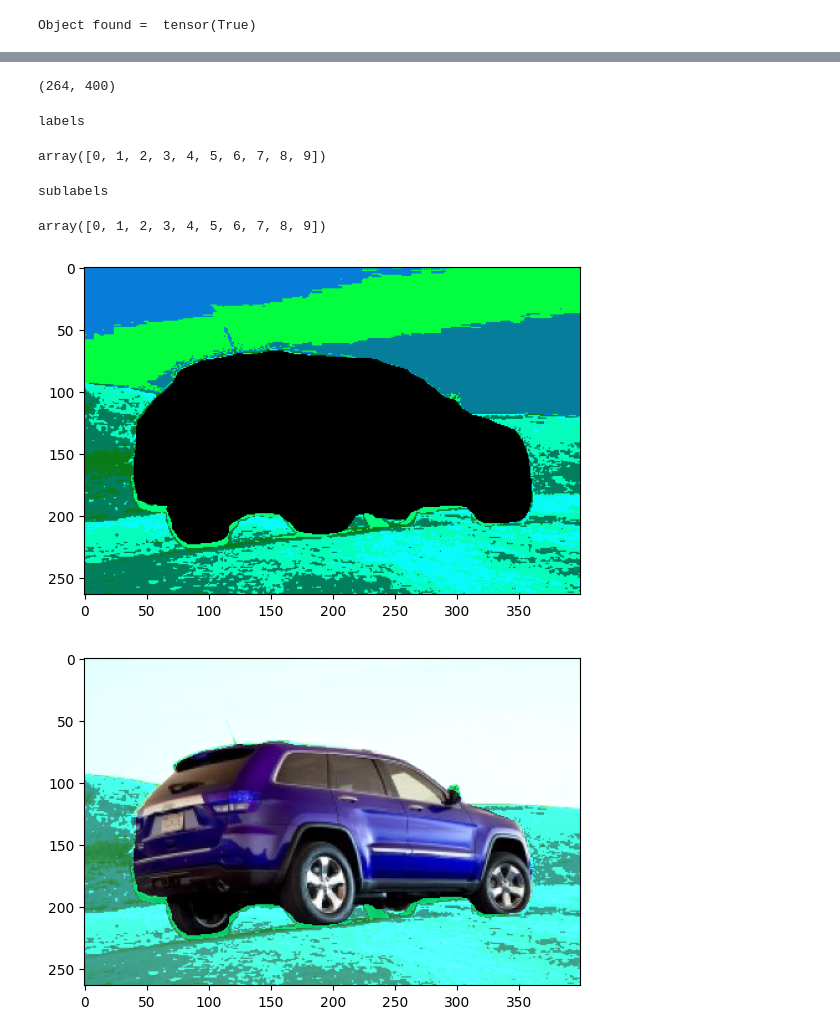
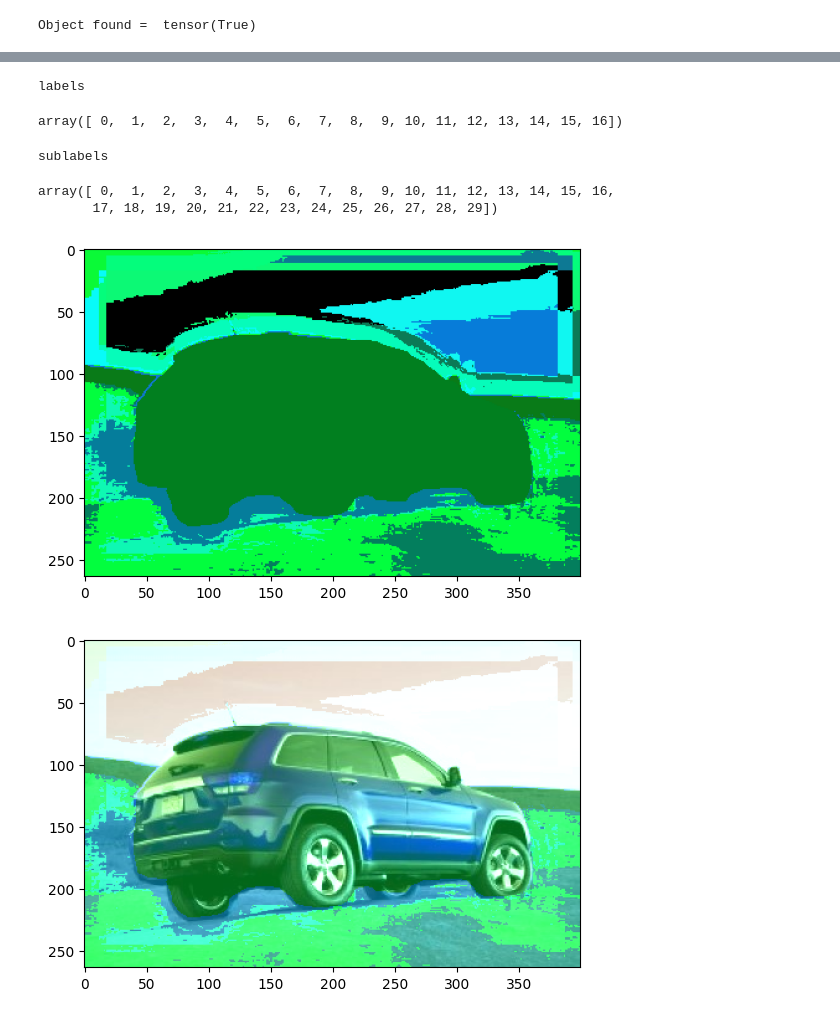
Before and after one commit to kandreou21/segmentation, a Jupyter notebook: DeepLabV3.ipynb, the cells around one changed output, grey strips where cells are left out. Cells and saved outputs as stored; diff of their text form; code cells hidden in the pictures.

```diff
--- a/DeepLabV3.ipynb
+++ b/DeepLabV3.ipynb
@@ -137,12 +145,16 @@ perform_inference()
 from sklearn.decomposition import PCA
 
 
-features = aspp_features.detach().numpy() # Convert to numpy array
-reshaped_aspp = features.reshape(256, features.shape[1]*features.shape[2])  # Reshape to [256, HEIGHT * WIDTH] (pca is applied to 2d data)
+def apply_pca_on_aspp(n_components):
+    features = aspp_features.detach().numpy() # Convert to numpy array
+    reshaped_aspp = features.reshape(256, features.shape[1]*features.shape[2])  # Reshape to [256, HEIGHT * WIDTH] (pca is applied to 2d data)
+    pca = PCA(n_components=n_components)
+    principalComponents = pca.fit_transform(reshaped_aspp.T).T # Transpose for the correct shape
+    pca_features = principalComponents.reshape(n_components, *features.shape[1:])
+
+    return pca_features
+
 n_components = 2
-pca = PCA(n_components=n_components)
-principalComponents = pca.fit_transform(reshaped_aspp.T).T # Transpose for the correct shape
-pca_features = principalComponents.reshape(n_components, *features.shape[1:])
-
+pca_features = apply_pca_on_aspp(n_components)
 display(pca_features.shape)
 # %% [output]
@@ -150,9 +162,14 @@ display(pca_features.shape)
 # %%
 # Convert original image to LAB color space
-input = cv2.imread(filename)
-#input = cv2.resize(input, (200, 200))
-lab_image = cv2.cvtColor(input, cv2.COLOR_BGR2LAB)
-lab_image = np.transpose(lab_image, (2, 0, 1))
+def convert_lab():
+    input = cv2.imread(filename)
+    #input = cv2.resize(input, (200, 200))
+    lab_image = cv2.cvtColor(input, cv2.COLOR_BGR2LAB)
+    lab_image = np.transpose(lab_image, (2, 0, 1))
+
+    return lab_image
+
+lab_image = convert_lab()
 display(lab_image.shape)
 
 pca_lab_sum = np.concatenate((pca_features, lab_image), axis=0)
@@ -560,52 +577,53 @@ The best k is 3 with a silhouette score of 0.936583748479429
 # %%
+# Segmentation using Uniforce
 options = {
 		'algorithm': 'kmeans++', # clustering algorithm for initial overclustering from {'kmeans++', 'globalkmeans++'}
 		'n_clusters': None, # number of desired clusters (default is None)
-		'n_subclusters': 10, # number of overclustering clusters an balo kati diaforetiko apo best_k briskei perissotera clusters
+		'n_subclusters': 30, # number of overclustering clusters an balo kati diaforetiko apo best_k briskei perissotera clusters
 		'min_size': 10, # minimum subcluster size (required for statistical test validity)
 		'distribution': 'default', # distribution to be tested for unimodality from {'default', 'pca'}
-		'alpha': 1e-3, # confidence interval, max value 5e-2, 1e-2, 1e-3
+		'alpha': 1e-5, # confidence interval, max value 5e-2, 1e-2, 1e-3
 		'n_tests': 11, # number of tests on subsampled clusters
 		'max_iter': 1, # maximum number of overclustering iterations
 	}
 scaler = MinMaxScaler()
 d2_new_pca_lab_sum_scaled = scaler.fit_transform(d2_new_pca_lab_sum)
 uniforce = UniForCE(options)
-uniforce.fit(d2_new_pca_lab_sum)
+uniforce.fit(d2_new_pca_lab_sum_scaled)
 sublabels = uniforce.sublabels_
 labels = uniforce.labels_
 
 labels = labels.reshape((H, W))
-display(labels.shape)
 
 unique_labels = np.unique(labels)
+pca_lab_clusters = unique_labels.size
 print("labels")
 display(unique_labels)
 print("sublabels")
 unique_sublabels = np.unique(sublabels)
 display(unique_sublabels)
 
-# colors = Red, Green, Blue, Yellow, Magenta, Cyan
-# colors = [[255, 0, 0], [0, 255, 0], [0, 0, 255], [255, 255, 0], [255, 0, 255], [0, 255, 255]]
+
+colors = random_colors
 def color_segmented_image():
 	segmented_image = np.zeros((H, W, 3), dtype=np.uint8)
 	for i, label in enumerate(unique_labels):
 		mask = labels == label
 		segmented_image[mask] = colors[i]
 	return segmented_image
 
 uniforce_segmented_image = color_segmented_image()
 overlayed_image = image_overlay(input_image, uniforce_segmented_image)
 
 plt.imshow(uniforce_segmented_image)
 plt.show()
 plt.imshow(overlayed_image[:, :, ::-1])
 plt.show()
 # %% [output]
-(264, 400)
+labels
-labels
+array([ 0,  1,  2,  3,  4,  5,  6,  7,  8,  9, 10, 11, 12, 13, 14, 15, 16])
-array([0, 1, 2, 3, 4, 5, 6, 7, 8, 9])
+sublabels
-sublabels
+array([ 0,  1,  2,  3,  4,  5,  6,  7,  8,  9, 10, 11, 12, 13, 14, 15, 16,
+       17, 18, 19, 20, 21, 22, 23, 24, 25, 26, 27, 28, 29])
-array([0, 1, 2, 3, 4, 5, 6, 7, 8, 9])
-[figure, old version]
+[figure, new version]
-[figure, old version]
+[figure, new version]
```
Also changed, not shown: parts of 12 cells of this notebook.
